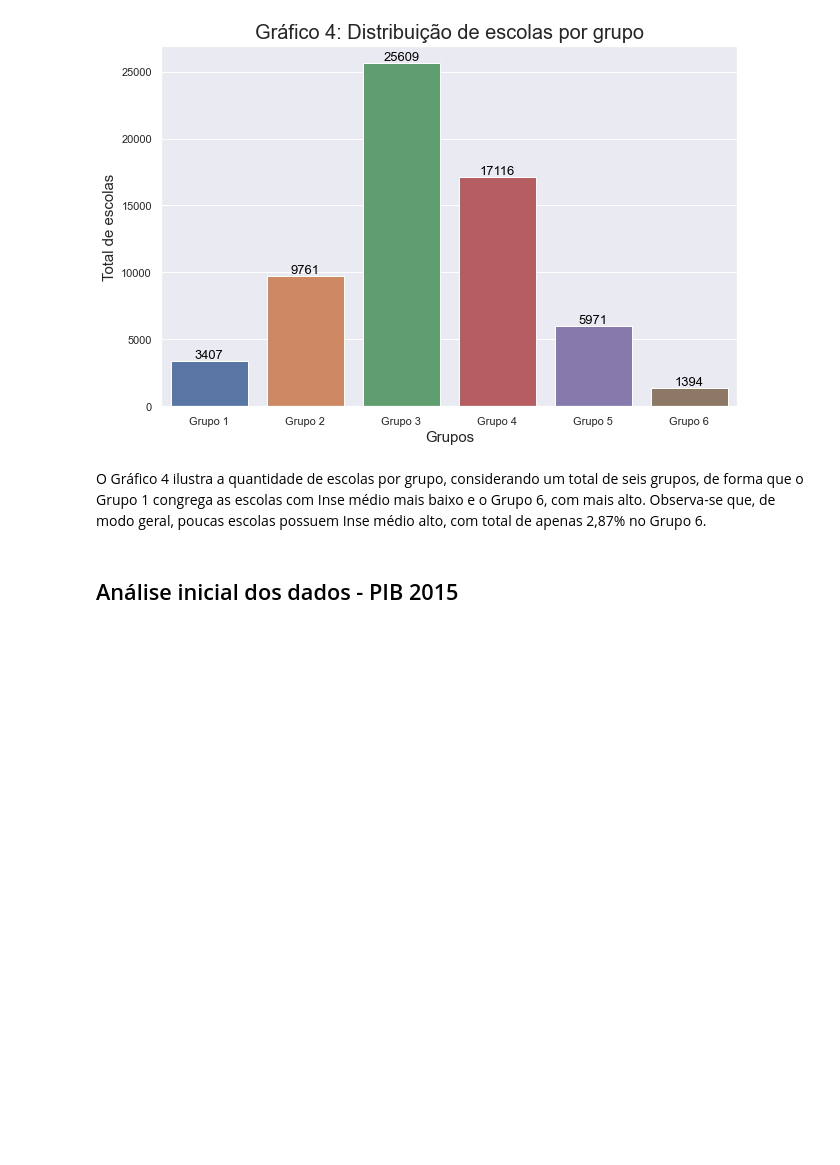
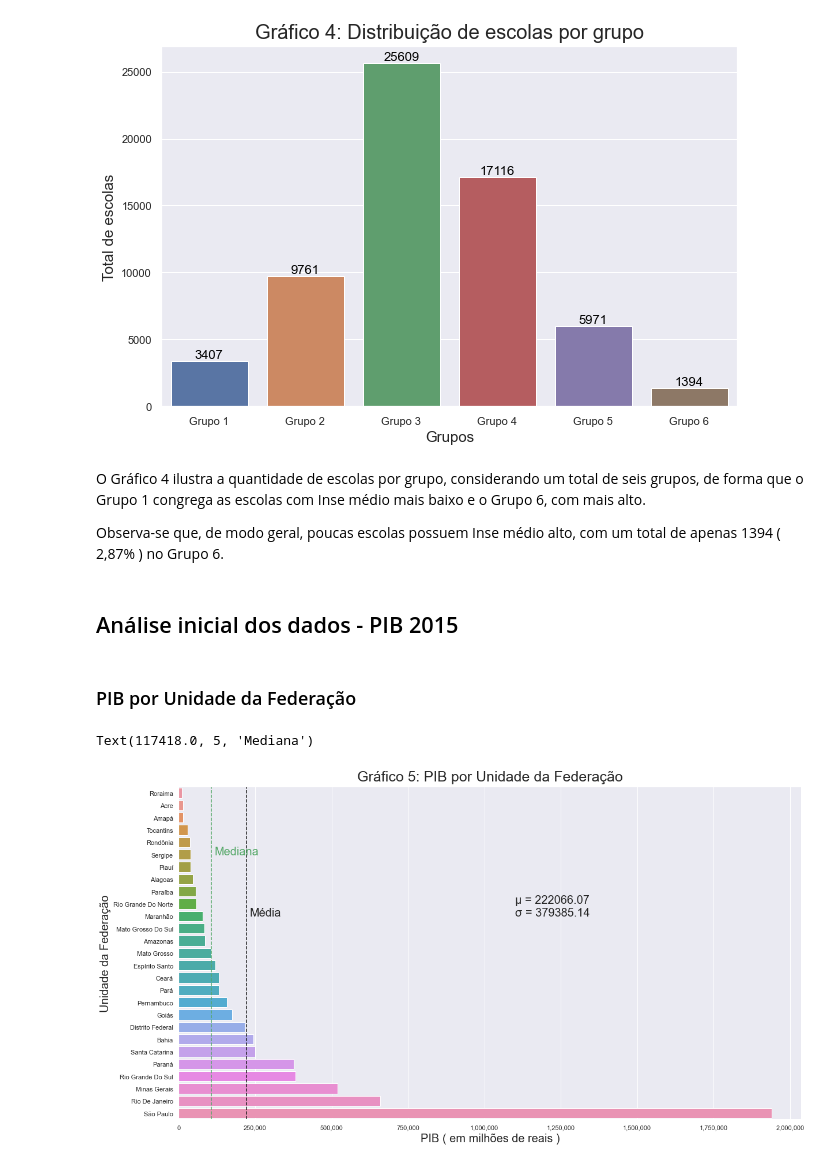
Before and after one commit to RafaelxFernandes/PS-UFRJ-Analytica, a Jupyter notebook: Análise/Nível Socioeconômico (Inse).ipynb, the cells around one changed output. Saved outputs shown, nothing was run; the diff lists cells and outputs as text; code cells hidden in the pictures; blank space fills up the shorter version.

```diff
--- a/Análise/Nível Socioeconômico (Inse).ipynb
+++ b/Análise/Nível Socioeconômico (Inse).ipynb
@@ -336,6 +348,50 @@ for valor in grafico.patches:
 # %% [output]
 [figure]
 # %% [markdown]
-O Gráfico 4 ilustra a quantidade de escolas por grupo, considerando um total de seis grupos, de forma que o Grupo 1 congrega as escolas com Inse médio mais baixo e o Grupo 6, com mais alto. Observa-se que, de modo geral, poucas escolas possuem Inse médio alto, com total de apenas 2,87% no Grupo 6.
+O Gráfico 4 ilustra a quantidade de escolas por grupo, considerando um total de seis grupos, de forma que o Grupo 1 congrega as escolas com Inse médio mais baixo e o Grupo 6, com mais alto.
+
+Observa-se que, de modo geral, poucas escolas possuem Inse médio alto, com um total de apenas 1394 ( 2,87% ) no Grupo 6.
 # %% [markdown]
 ## Análise inicial dos dados - PIB 2015
+# %%
+# Colocando apenas a primeira letra de cada palavra do nome da Unidade da Federação em maiúsculo
+dataframe_pib["Unidade da Federação"] = dataframe_pib["Unidade da Federação"].str.title()
+
+# Retirando os espaços dos valores da coluna Valor corrente\n(R$ 1 000 000)
+dataframe_pib["Valor corrente\n(R$ 1 000 000)"] = dataframe_pib["Valor corrente\n(R$ 1 000 000)"].str.replace(' ', '')
+
+# Transformando os valores da coluna Valor corrente\n(R$ 1 000 000) para int ( originalmente era object )
+dataframe_pib["Valor corrente\n(R$ 1 000 000)"] = dataframe_pib["Valor corrente\n(R$ 1 000 000)"].astype(int)
+# %% [markdown]
+### PIB por Unidade da Federação
+# %%
+# Configurações do gráfico
+fig = plt.figure(figsize = (15, 8))
+eixo = fig.add_axes([0, 0, 1, 1])
+
+grafico = sns.barplot(x = "Valor corrente\n(R$ 1 000 000)", y = "Unidade da Federação", data = dataframe_pib,
+                      order = dataframe_pib.sort_values("Valor corrente\n(R$ 1 000 000)")["Unidade da Federação"])
+grafico.set_title("Gráfico 5: PIB por Unidade da Federação", fontsize = 25, pad = 10)
+grafico.set_xlabel("PIB ( em milhões de reais )", fontsize = 20)
+grafico.set_ylabel("Unidade da Federação", fontsize = 20)
+
+# Removendo notação científica no eixo X ( Valor corrente (em milhões de reais) )
+grafico.get_xaxis().set_major_formatter(matplotlib.ticker.FuncFormatter(lambda x, p: format(int(x), ',')))
+
+# Média e desvio padrão
+mu, sigma = dataframe_pib["Valor corrente\n(R$ 1 000 000)"].mean(), dataframe_pib["Valor corrente\n(R$ 1 000 000)"].std()
+
+# Escrevendo média e desvio padrão no gráfico
+anotacao = "\u03BC = " + str(mu.round(2)) + "\n\u03C3 = " + str(sigma.round(2))
+eixo.annotate(anotacao, xy = (1100000, 10), fontsize = 20)
+
+# Traçando uma linha para a média no gráfico
+eixo.axvline(mu, color = "k", linestyle = "--")
+eixo.annotate("Média", xy = (mu + 10000, 10), fontsize = 20)
+
+# Traçando uma linha para a mediana no gráfico
+eixo.axvline(dataframe_pib["Valor corrente\n(R$ 1 000 000)"].median(), color = "g", linestyle = "--")
+eixo.annotate("Mediana", xy = (dataframe_pib["Valor corrente\n(R$ 1 000 000)"].median() + 10000, 5), fontsize = 20, color = "g")
+# %% [output]
+Text(117418.0, 5, 'Mediana')
+[figure, added]
```
Also changed, not shown: parts of 29 cells of this notebook.
